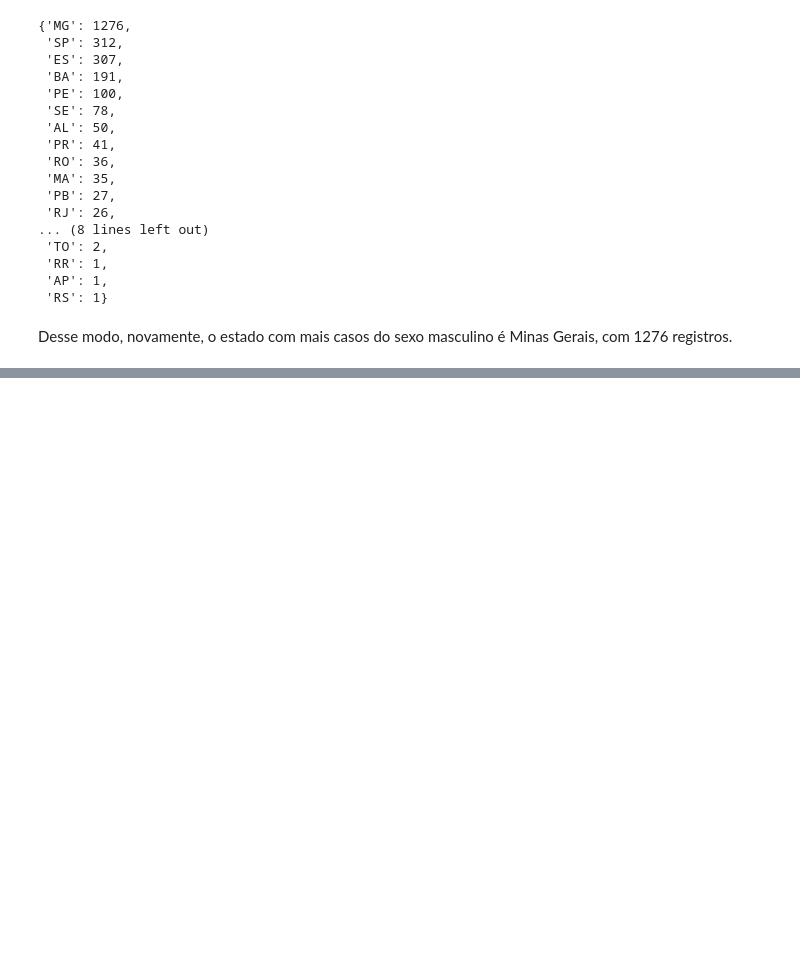
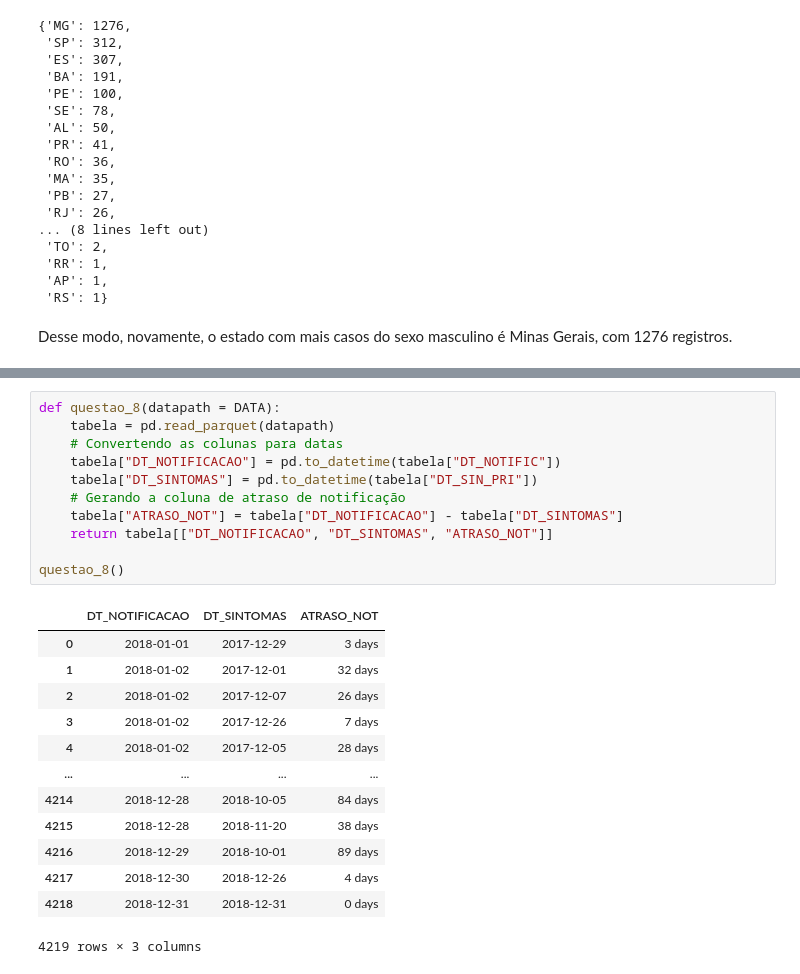
Before and after one commit to kauanmaf/Kauan_e_Pedro_A2_IC, a Jupyter notebook: relatorio_pedro.ipynb, the cells around one changed output, grey strips where cells are left out. Drawn from its saved outputs; the diff is of its cells as text; blank space fills up the shorter version.

```diff
--- a/relatorio_pedro.ipynb
+++ b/relatorio_pedro.ipynb
@@ -123,0 +135,25 @@ Desse modo, novamente, o estado com mais casos do sexo masculino é Minas Gerais
+# %%
+def questao_8(datapath = DATA):
+    tabela = pd.read_parquet(datapath)
+    # Convertendo as colunas para datas
+    tabela["DT_NOTIFICACAO"] = pd.to_datetime(tabela["DT_NOTIFIC"])
+    tabela["DT_SINTOMAS"] = pd.to_datetime(tabela["DT_SIN_PRI"])
+    # Gerando a coluna de atraso de notificação
+    tabela["ATRASO_NOT"] = tabela["DT_NOTIFICACAO"] - tabela["DT_SINTOMAS"]
+    return tabela[["DT_NOTIFICACAO", "DT_SINTOMAS", "ATRASO_NOT"]]
+
+questao_8()
+# %% [output]
+|  | DT_NOTIFICACAO | DT_SINTOMAS | ATRASO_NOT |
+| 0 | 2018-01-01 | 2017-12-29 | 3 days |
+| 1 | 2018-01-02 | 2017-12-01 | 32 days |
+| 2 | 2018-01-02 | 2017-12-07 | 26 days |
+| 3 | 2018-01-02 | 2017-12-26 | 7 days |
+| 4 | 2018-01-02 | 2017-12-05 | 28 days |
+| ... | ... | ... | ... |
+| 4214 | 2018-12-28 | 2018-10-05 | 84 days |
+| 4215 | 2018-12-28 | 2018-11-20 | 38 days |
+| 4216 | 2018-12-29 | 2018-10-01 | 89 days |
+| 4217 | 2018-12-30 | 2018-12-26 | 4 days |
+| 4218 | 2018-12-31 | 2018-12-31 | 0 days |
+4219 rows × 3 columns
```
Also changed, not shown: parts of 7 cells of this notebook.
